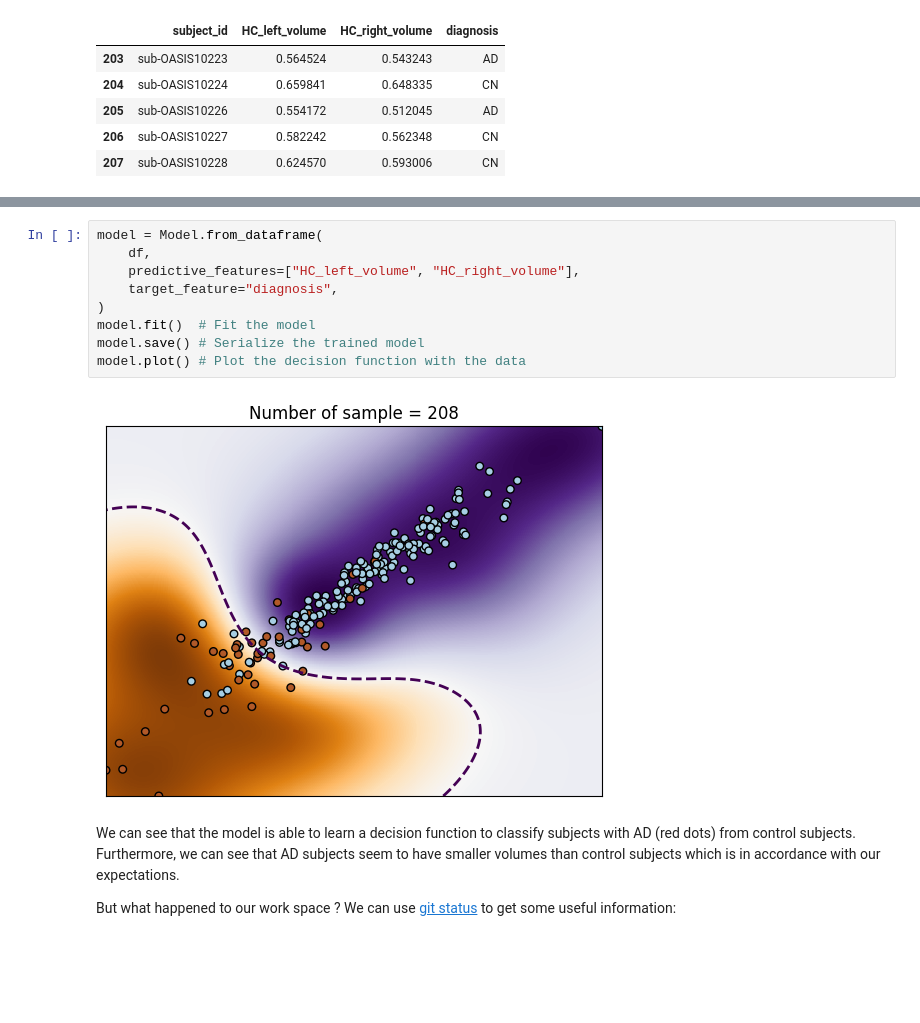
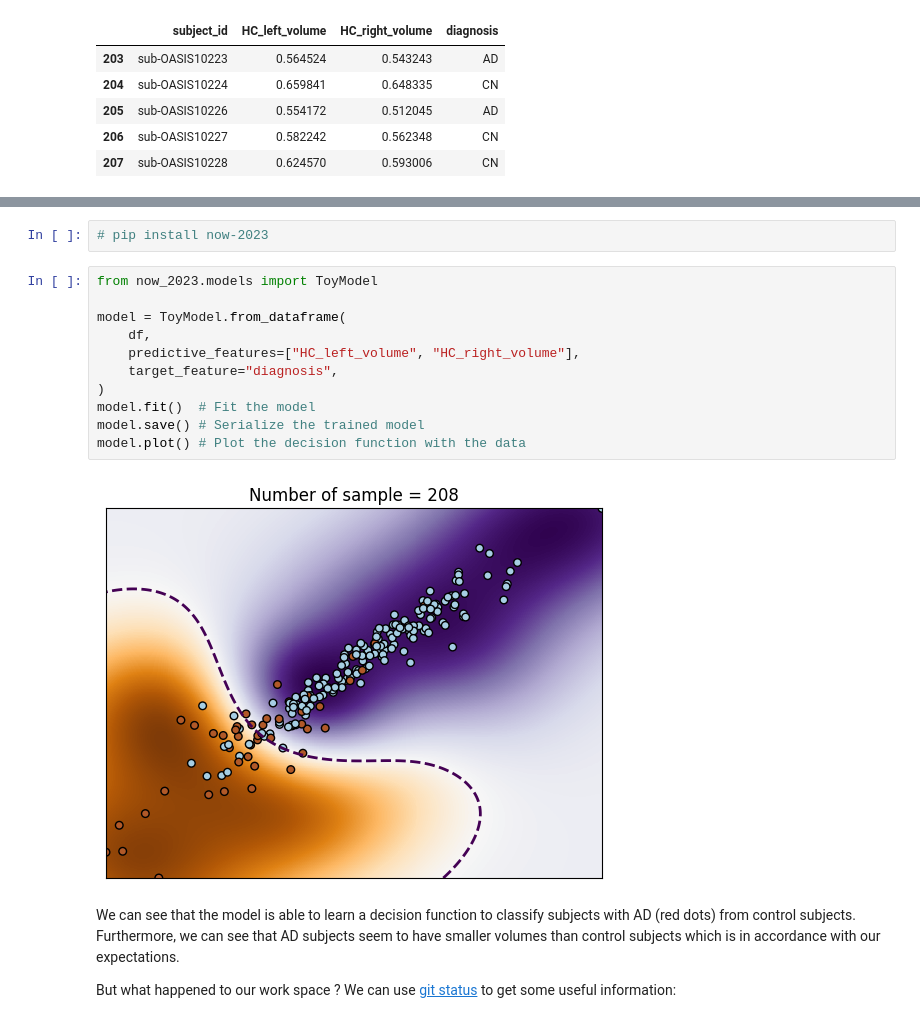
Before and after one commit to aramis-lab/NOW-2023, a Jupyter notebook: notebooks/data_versionning.ipynb, the cells around one changed output, grey strips where cells are left out. Cells and saved outputs as stored; diff of their text form; blank space fills up the shorter version.

```diff
--- a/notebooks/data_versionning.ipynb
+++ b/notebooks/data_versionning.ipynb
@@ -337,14 +298,18 @@ class Model:
-# %%
-model = Model.from_dataframe(
-    df,
-    predictive_features=["HC_left_volume", "HC_right_volume"],
-    target_feature="diagnosis",
-)
-model.fit()  # Fit the model
-model.save() # Serialize the trained model
-model.plot() # Plot the decision function with the data
-# %% [output]
-[figure, removed]
+# %%
+# pip install now-2023
+# %%
+from now_2023.models import ToyModel
+
+model = ToyModel.from_dataframe(
+    df,
+    predictive_features=["HC_left_volume", "HC_right_volume"],
+    target_feature="diagnosis",
+)
+model.fit()  # Fit the model
+model.save() # Serialize the trained model
+model.plot() # Plot the decision function with the data
+# %% [output]
+[figure, added]
 # %% [markdown]
 We can see that the model is able to learn a decision function to classify subjects with AD (red dots) from control subjects. Furthermore, we can see that AD subjects seem to have smaller volumes than control subjects which is in accordance with our expectations.
 
```
Also changed, not shown: parts of 16 cells of this notebook, 7 other files.
